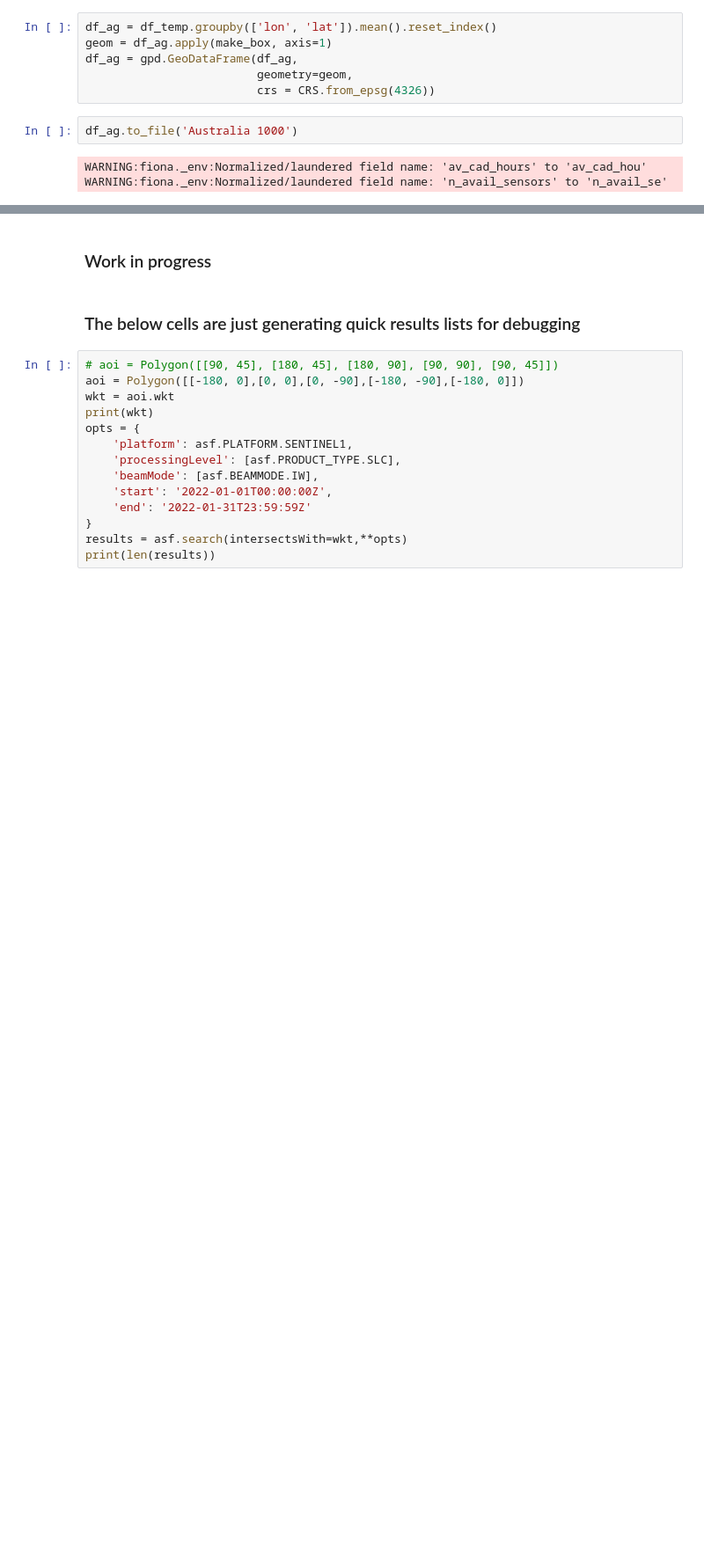
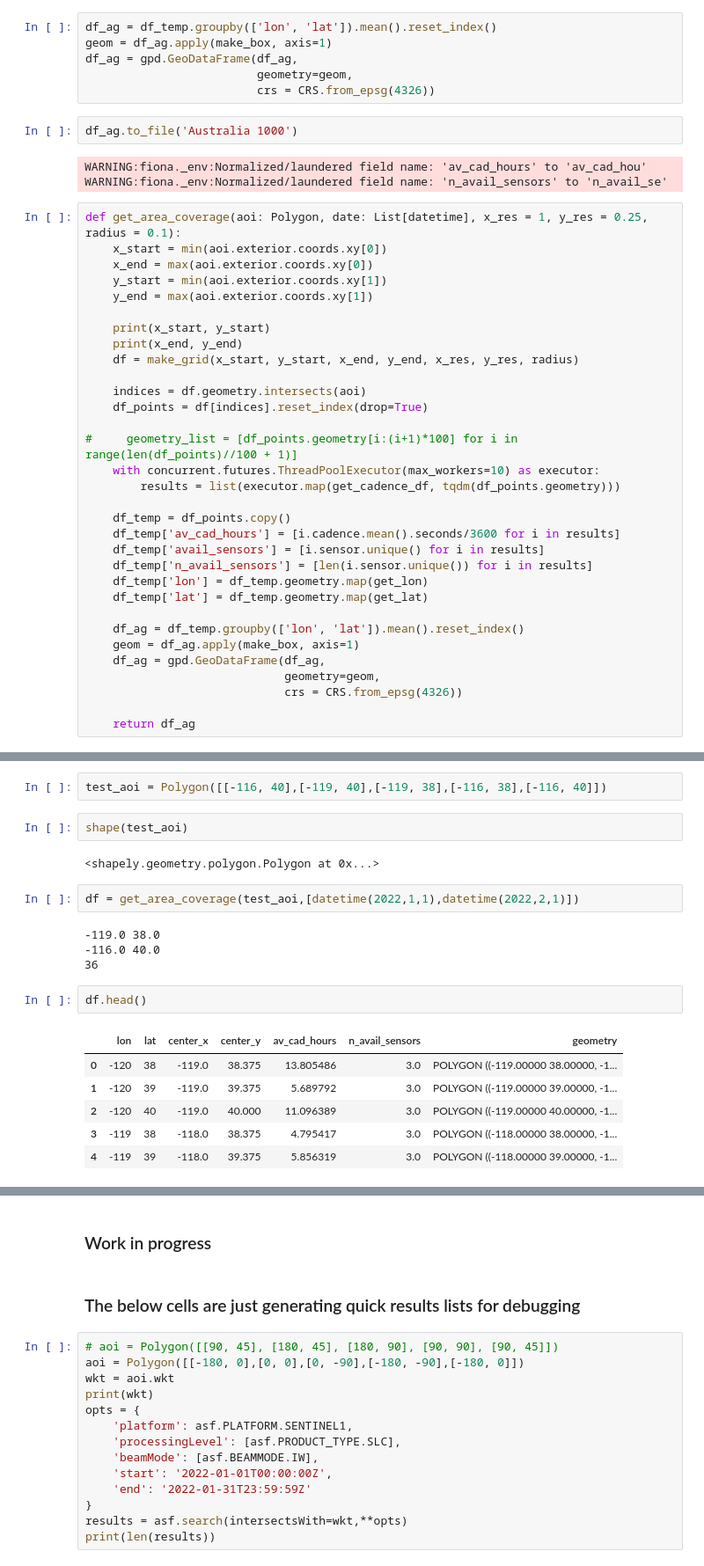
Before and after one commit to kvenkman/opera_coverage, a Jupyter notebook: notebooks/Global-Coverage.ipynb, the cells around one changed output, grey strips where cells are left out. Shown at 88% size. Saved outputs shown, nothing was run; the diff lists cells and outputs as text; blank space fills up the shorter version.

```diff
--- a/notebooks/Global-Coverage.ipynb
+++ b/notebooks/Global-Coverage.ipynb
@@ -112,3 +122,35 @@ df_ag.to_file('Australia 1000')
 # %% [output]
 WARNING:fiona._env:Normalized/laundered field name: 'av_cad_hours' to 'av_cad_hou'
 WARNING:fiona._env:Normalized/laundered field name: 'n_avail_sensors' to 'n_avail_se'
+# %%
+def get_area_coverage(aoi: Polygon, date: List[datetime], x_res = 1, y_res = 0.25, radius = 0.1):
+    x_start = min(aoi.exterior.coords.xy[0])
+    x_end = max(aoi.exterior.coords.xy[0])
+    y_start = min(aoi.exterior.coords.xy[1])
+    y_end = max(aoi.exterior.coords.xy[1])
+
+    print(x_start, y_start)
+    print(x_end, y_end)
+    df = make_grid(x_start, y_start, x_end, y_end, x_res, y_res, radius)
+
+    indices = df.geometry.intersects(aoi)
+    df_points = df[indices].reset_index(drop=True)
+
+#     geometry_list = [df_points.geometry[i:(i+1)*100] for i in range(len(df_points)//100 + 1)]
+    with concurrent.futures.ThreadPoolExecutor(max_workers=10) as executor:
+        results = list(executor.map(get_cadence_df, tqdm(df_points.geometry)))
+
+    df_temp = df_points.copy()
+    df_temp['av_cad_hours'] = [i.cadence.mean().seconds/3600 for i in results]
+    df_temp['avail_sensors'] = [i.sensor.unique() for i in results]
+    df_temp['n_avail_sensors'] = [len(i.sensor.unique()) for i in results]
+    df_temp['lon'] = df_temp.geometry.map(get_lon)
+    df_temp['lat'] = df_temp.geometry.map(get_lat)
+
+    df_ag = df_temp.groupby(['lon', 'lat']).mean().reset_index()
+    geom = df_ag.apply(make_box, axis=1)
+    df_ag = gpd.GeoDataFrame(df_ag,
+                             geometry=geom,
+                             crs = CRS.from_epsg(4326))
+
+    return df_ag
@@ -114,0 +175,21 @@ WARNING:fiona._env:Normalized/laundered field name: 'n_avail_sensors' to 'n_avai
+# %%
+test_aoi = Polygon([[-116, 40],[-119, 40],[-119, 38],[-116, 38],[-116, 40]])
+# %%
+shape(test_aoi)
+# %% [output]
+<shapely.geometry.polygon.Polygon at 0x...>
+# %%
+df = get_area_coverage(test_aoi,[datetime(2022,1,1),datetime(2022,2,1)])
+# %% [output]
+-119.0 38.0
+-116.0 40.0
+36
+# %%
+df.head()
+# %% [output]
+|  | lon | lat | center_x | center_y | av_cad_hours | n_avail_sensors | geometry |
+| 0 | -120 | 38 | -119.0 | 38.375 | 13.805486 | 3.0 | POLYGON ((-119.00000 38.00000, -1... |
+| 1 | -120 | 39 | -119.0 | 39.375 | 5.689792 | 3.0 | POLYGON ((-119.00000 39.00000, -1... |
+| 2 | -120 | 40 | -119.0 | 40.000 | 11.096389 | 3.0 | POLYGON ((-119.00000 40.00000, -1... |
+| 3 | -119 | 38 | -118.0 | 38.375 | 4.795417 | 3.0 | POLYGON ((-118.00000 38.00000, -1... |
+| 4 | -119 | 39 | -118.0 | 39.375 | 5.856319 | 3.0 | POLYGON ((-118.00000 39.00000, -1... |
```
Also changed, not shown: parts of 7 cells of this notebook.
